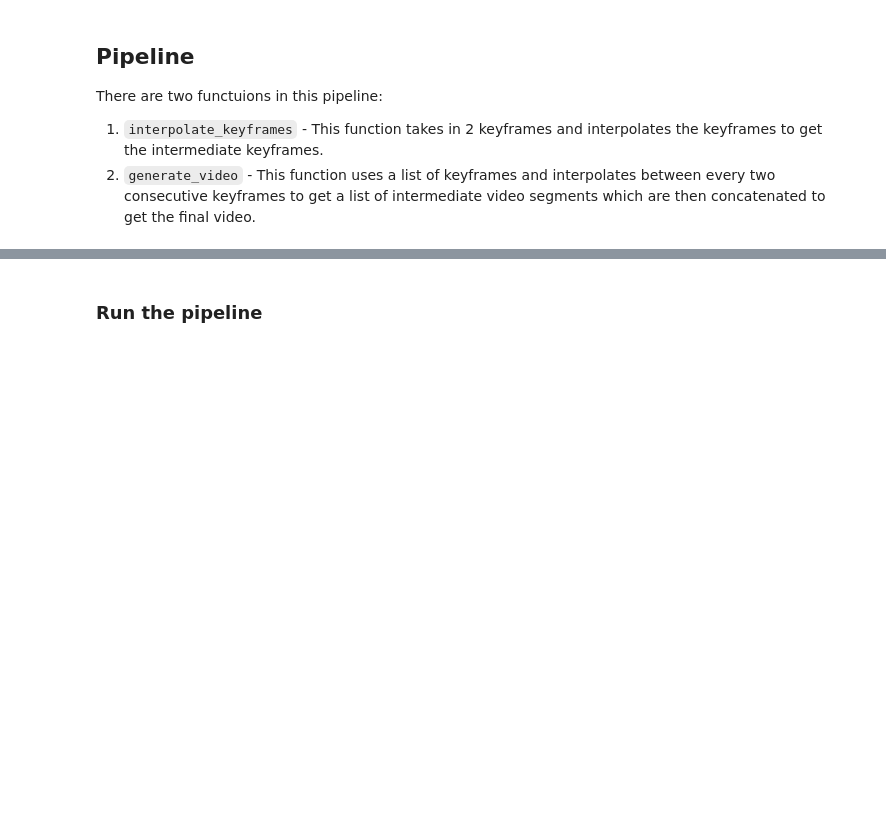
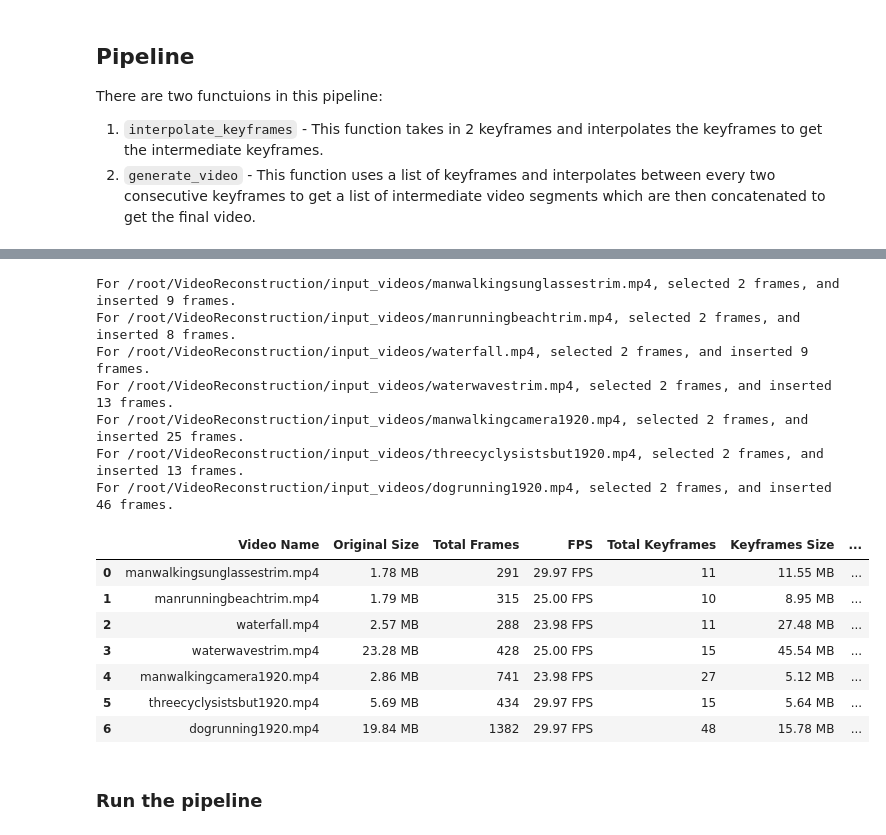
Before and after one commit to Aisha630/vid-gen, a Jupyter notebook: key_frame_interpolation.ipynb, the cells around one changed output, grey strips where cells are left out. Cells and saved outputs as stored; diff of their text form; code cells hidden in the pictures; blank space fills up the shorter version.

```diff
--- a/key_frame_interpolation.ipynb
+++ b/key_frame_interpolation.ipynb
@@ -317,8 +308,18 @@ This part of the code takes all the videos in input folder and generates keyfram
+# %%
+bucket_size_in_frames = 60
+threshold = 0.3
+minimum_frames_in_between = 24
+maximum_frames_in_between = 30
+segment_fps = 15
+top_k_no_interpolation = 0
 # %%
+# DO NOT PUT _ in the input directory name. We parse at the _ to get the timestamp of the frame. This can mess up the paths.
+input_dir = "/root/VideoReconstruction/input_videos" # this is the directory where the input videos are stored.
+output_dir_base = "/root/VideoReconstruction/outputs/bucketedkeyframes"
+smaller_video_output_dir = "/root/VideoReconstruction/outputs/bucketed_keyframes_video"
 
-input_dir = "/root/VideoReconstruction/input_resized"
-output_dir_base = "/root/VideoReconstruction/outputs/bucketed_keyframes"
-smaller_video_output_dir = "/root/VideoReconstruction/outputs/bucketed_keyframes_video"
+!rm -rf $output_dir_base
+!rm -rf $smaller_video_output_dir
 
 os.makedirs(output_dir_base, exist_ok=True)
 os.makedirs(smaller_video_output_dir, exist_ok=True)
@@ -329,56 +330,110 @@ summary_data = []
 
 evaluator = FFmpegEvaluator()
 
+interims = "./interims"
+os.makedirs("./interims", exist_ok=True)
+
 for video in videos:
     video_path = os.path.join(input_dir, video)
     video_name = os.path.splitext(video)[0]
     output_dir = os.path.join(output_dir_base, video_name)
+    interim_output_path = os.path.join(interims, f"{video_name}_resized.mp4")
 
     cap = cv2.VideoCapture(video_path)
     total_frames = int(cap.get(cv2.CAP_PROP_FRAME_COUNT))
     fps = cap.get(cv2.CAP_PROP_FPS)
+    duration = total_frames / fps
     cap.release()
+    command = [
+        'ffmpeg',
+        '-i', video_path,  # Input video
+        '-r', str(fps),  # Set frame rate
+        '-vf', 'scale=1024:576',  # Resize to 1024x1024
+        '-c:v', 'libx264',  # Use H.264 codec
+        '-pix_fmt', 'yuv420p',  # Set pixel format
+        '-t', str(duration),
+        '-y',  # Overwrite existing file
+        interim_output_path
+    ]
 
-    video_size_in_bytes = os.path.getsize(video_path)
+    process = subprocess.run(command, check=True, capture_output=True)
+
+
+    video_size_in_bytes = os.path.getsize(interim_output_path)
     video_size_in_megabytes = video_size_in_bytes / (1024 * 1024)
 
-    keyframes = smartKeyframeDetection(video_path, output_dir, threshold = 0.3, bucket_size_in_frames = 80, minimum_frames_between=20, maximum_frames_between = 30)
-    # keyframes = keyframeDetectionByChunks(video_path, output_dir, number_frames_per_bucket=60, top_k=5, verbose=False, minimum_frames_between=20, maximum_frames_between=30)
+    smartKeyframeDetection(
+        video_path,
+        output_dir,
+        bucket_size_in_frames,
+        threshold,
+        output_dir,
+        minimum_frames_in_between,
+        maximum_frames_in_between,
+        segment_fps,
+        top_k_no_interpolation
+    )
+    # get directory size
+    keyframes = os.listdir(output_dir)
     keyframe_count = len(keyframes)
 
     keyframes_dir_size_in_bytes = get_directory_size(output_dir)
     keyframes_dir_size_in_megabytes = keyframes_dir_size_in_bytes / (1024 * 1024)
 
-    output_dir = f"{output_dir}/keyFrames"
     compressed_size, savings_from_original_video, savings_from_keyframes_video = evaluator.evaluate_smaller_video(
         video_path, smaller_video_output_dir, output_dir)
 
     summary_data.append(
         [
             video,
             f"{video_size_in_megabytes:.2f} MB",
             total_frames,
             f"{fps:.2f} FPS",
             keyframe_count,
             f"{keyframes_dir_size_in_megabytes:.2f} MB",
             f"{compressed_size/(1024*1024):.2f} MB",
             f"{savings_from_original_video:.2f} %",
             f"{savings_from_keyframes_video:.2f} %"
         ]
     )
 
 headers = [
     "Video Name",
     "Original Size",
     "Total Frames",
     "FPS",
     "Total Keyframes",
     "Keyframes Size",
     "Compressed Video Size",
     "Savings Original Video",
     "Savings Keyframes Video"
 ]
-print(tabulate(summary_data, headers=headers, tablefmt="grid"))
+# print(tabulate(summary_data, headers=headers, tablefmt="grid"))
+
+df = pd.DataFrame(summary_data, columns=headers)
+output_csv_path = "/root/VideoReconstruction/logs/bandwidth_savings_data.csv"
+df.to_csv(output_csv_path, index=False)
+shutil.rmtree(interims)
+
+df.style.set_table_styles(
+    [{'selector': 'th', 'props': [('font-weight', 'bold'), ('background-color', '#000000')]}]
+).set_properties(**{'text-align': 'center'})
+# %% [output]
+For /root/VideoReconstruction/input_videos/manwalkingsunglassestrim.mp4, selected 2 frames, and inserted 9 frames.
+For /root/VideoReconstruction/input_videos/manrunningbeachtrim.mp4, selected 2 frames, and inserted 8 frames.
+For /root/VideoReconstruction/input_videos/waterfall.mp4, selected 2 frames, and inserted 9 frames.
+For /root/VideoReconstruction/input_videos/waterwavestrim.mp4, selected 2 frames, and inserted 13 frames.
+For /root/VideoReconstruction/input_videos/manwalkingcamera1920.mp4, selected 2 frames, and inserted 25 frames.
+For /root/VideoReconstruction/input_videos/threecyclysistsbut1920.mp4, selected 2 frames, and inserted 13 frames.
+For /root/VideoReconstruction/input_videos/dogrunning1920.mp4, selected 2 frames, and inserted 46 frames.
+|  | Video Name | Original Size | Total Frames | FPS | Total Keyframes | Keyframes Size | ... |
+| 0 | manwalkingsunglassestrim.mp4 | 1.78 MB | 291 | 29.97 FPS | 11 | 11.55 MB | ... |
+| 1 | manrunningbeachtrim.mp4 | 1.79 MB | 315 | 25.00 FPS | 10 | 8.95 MB | ... |
+| 2 | waterfall.mp4 | 2.57 MB | 288 | 23.98 FPS | 11 | 27.48 MB | ... |
+| 3 | waterwavestrim.mp4 | 23.28 MB | 428 | 25.00 FPS | 15 | 45.54 MB | ... |
+| 4 | manwalkingcamera1920.mp4 | 2.86 MB | 741 | 23.98 FPS | 27 | 5.12 MB | ... |
+| 5 | threecyclysistsbut1920.mp4 | 5.69 MB | 434 | 29.97 FPS | 15 | 5.64 MB | ... |
+| 6 | dogrunning1920.mp4 | 19.84 MB | 1382 | 29.97 FPS | 48 | 15.78 MB | ... |
 # %% [markdown]
 ### Run the pipeline
 # %% [markdown]
```
Also changed, not shown: parts of 17 cells of this notebook, 18 other files.
